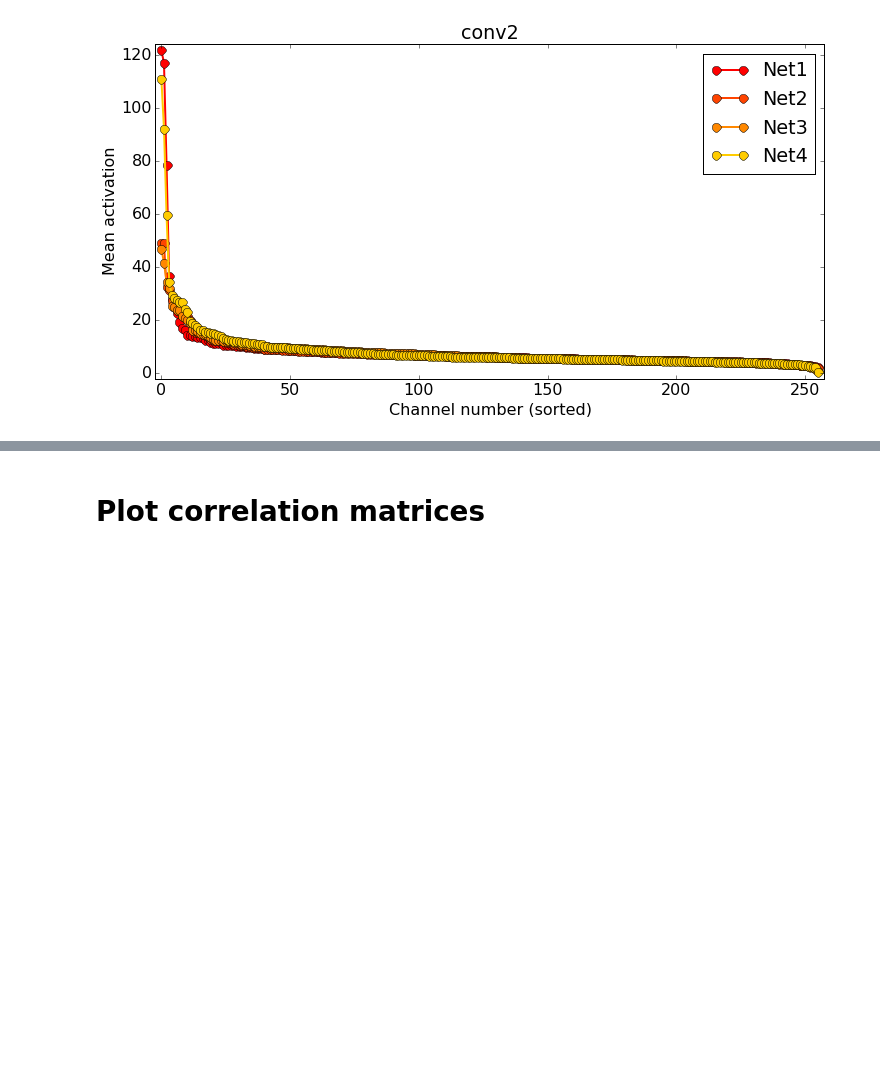
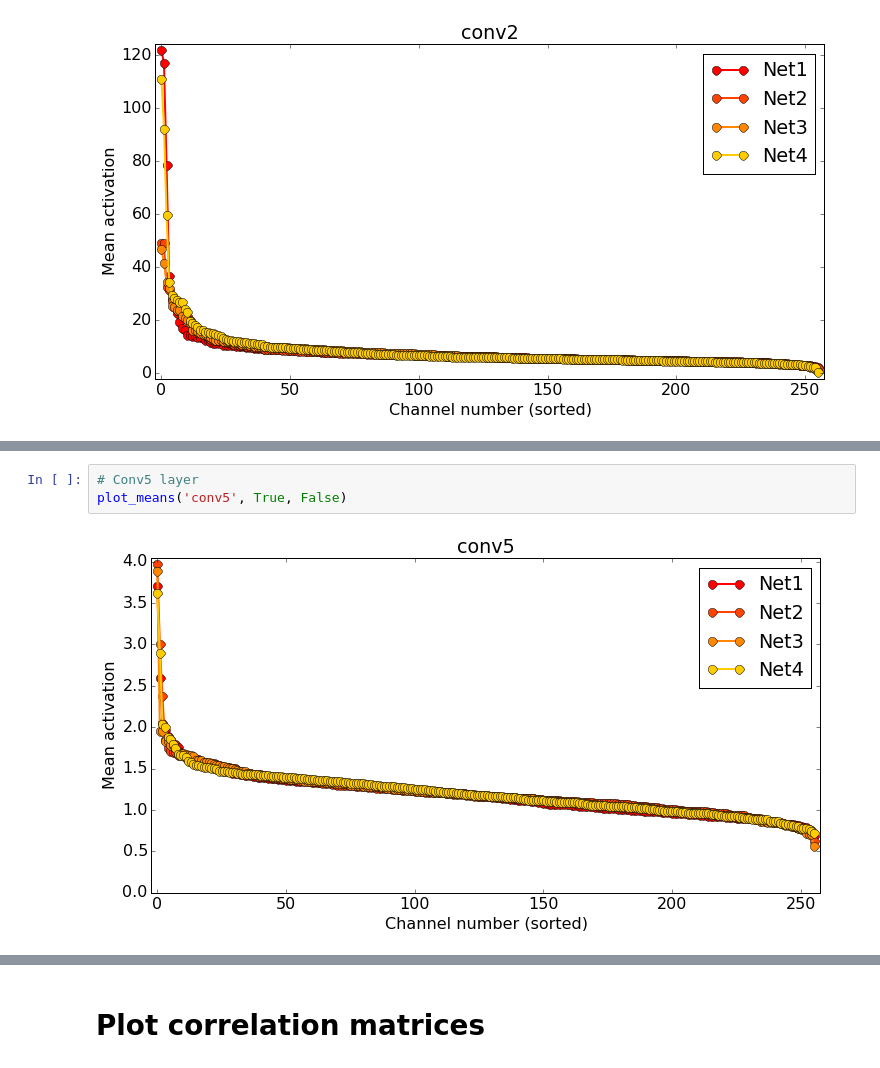
Before and after one commit to YixuanLi/convergent_learning, a Jupyter notebook: experiments/convergent_learning_notebook.ipynb, the cells around one changed output, grey strips where cells are left out. Saved outputs shown, nothing was run; the diff lists cells and outputs as text; blank space fills up the shorter version.

```diff
--- a/experiments/convergent_learning_notebook.ipynb
+++ b/experiments/convergent_learning_notebook.ipynb
@@ -90,0 +102,5 @@ plot_means('conv2', True, False)
+# %%
+# Conv5 layer
+plot_means('conv5', True, False)
+# %% [output]
+[figure, added]
```
Also changed, not shown: parts of 9 cells of this notebook.
